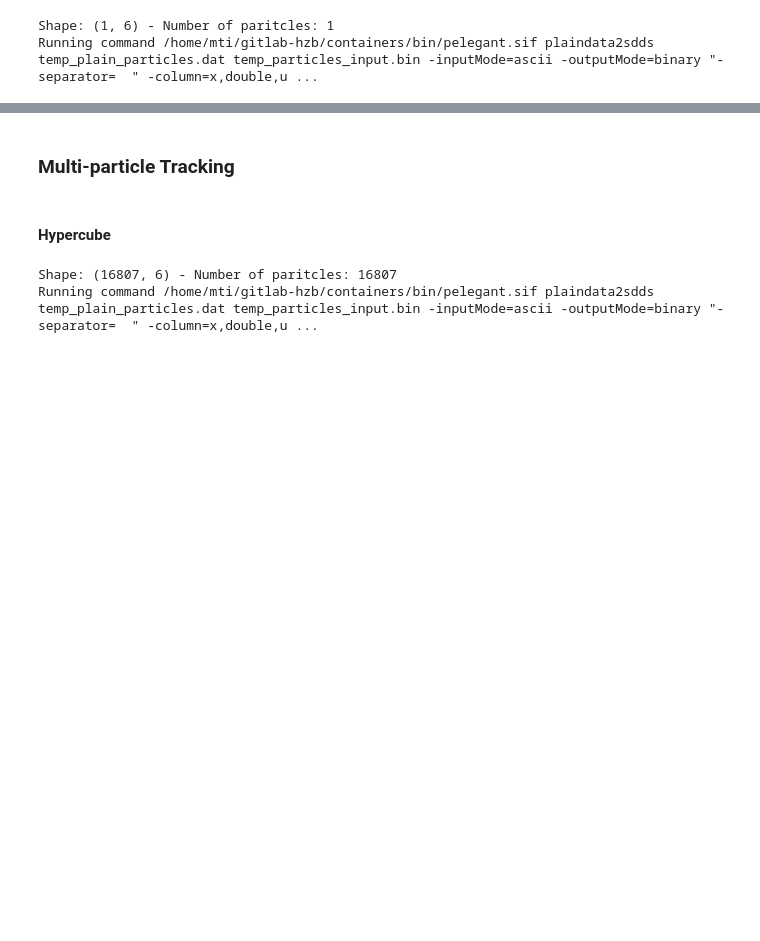
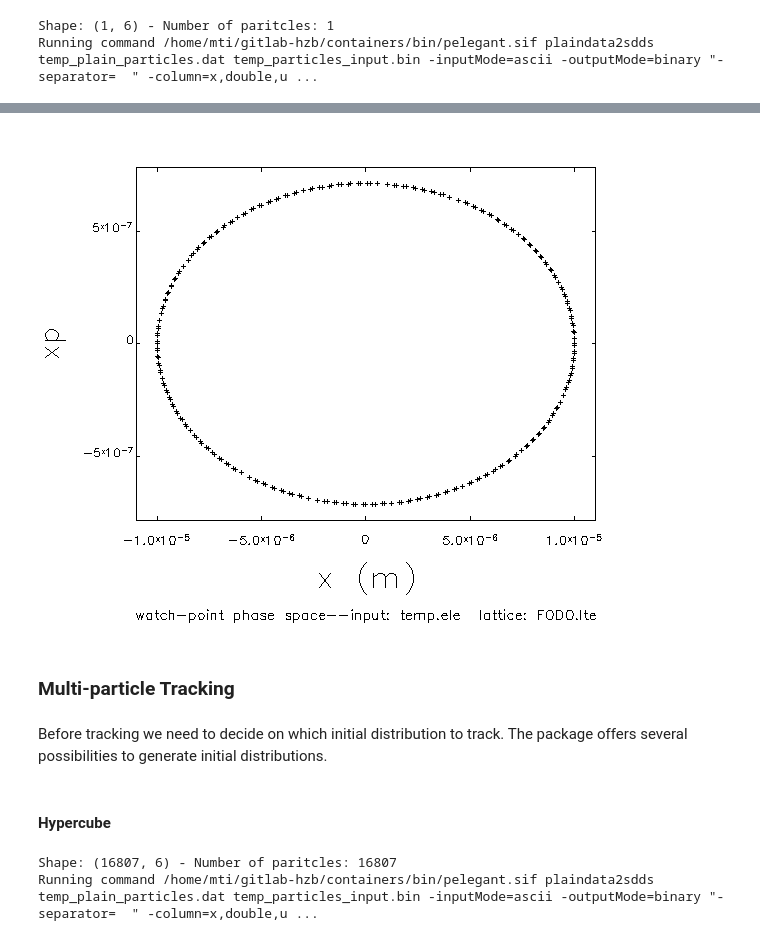
Before and after one commit to tomerten/PyElegantSDDS, a Jupyter notebook: docs/notebook/Tutorial_ElegantRun.ipynb, the cells around one changed output, grey strips where cells are left out. Cells and saved outputs as stored; diff of their text form; code cells hidden in the pictures; blank space fills up the shorter version.

```diff
--- a/docs/notebook/Tutorial_ElegantRun.ipynb
+++ b/docs/notebook/Tutorial_ElegantRun.ipynb
@@ -148,5 +156,11 @@ sddsp.sddsplot_base(
+# %%
+Image(filename='FODO_single_particle.png')
+# %% [output]
+[figure, added]
 # %% [markdown]
 ### Multi-particle Tracking
+# %% [markdown]
+Before tracking we need to decide on which initial distribution to track. The package offers several possibilities to generate initial distributions.
 # %% [markdown]
 #### Hypercube
 # %%
```
Also changed, not shown: parts of 69 cells of this notebook, 24 other files.
